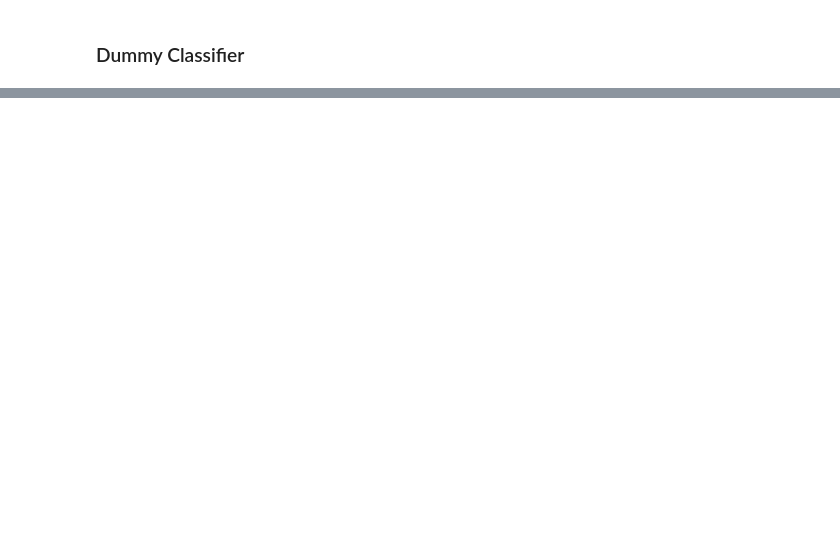
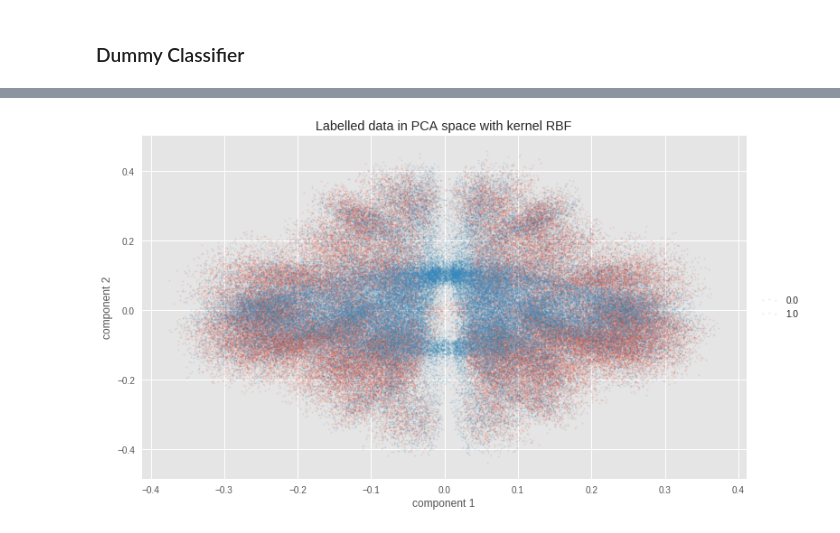
Before and after one commit to pligor/dme, a Jupyter notebook: george/08_naive_bayes.ipynb, the cells around one changed output, grey strips where cells are left out. Drawn from its saved outputs; the diff is of its cells as text; code cells hidden in the pictures; blank space fills up the shorter version.

```diff
--- a/george/08_naive_bayes.ipynb
+++ b/george/08_naive_bayes.ipynb
@@ -215,0 +213,11 @@ The F1 scores either for the is_delayed==True class or the weighted one are a li
+# %%
+def getKernelPCA_X(kernel, inputs, gamma=None, n_jobs=n_jobs, n_components = 2):
+    return KernelPCA(n_components=n_components, random_state=random_state, kernel=kernel,
+                     gamma=gamma, n_jobs=n_jobs).fit_transform(inputs)
+# %%
+def processor(inputs):
+    return getKernelPCA_X(kernel='rbf', inputs=inputs, gamma=0.1, n_jobs=1, n_components=2)
+# %%
+df_lowdim = processSeparately(inputs=XX, targets=yy, processor=processor,
+                              n_components=2, n_splits=10)
+df_lowdim.shape
@@ -215,0 +257,16 @@ The F1 scores either for the is_delayed==True class or the weighted one are a li
+# %%
+XX_lowdim = df_lowdim.drop(labels=[target_col], axis=1)
+yy_lowdim = df_lowdim[target_col]
+# %%
+plt.figure(figsize=(12,7))
+scatter_2d_label(
+    XX_lowdim.values,
+    y=yy_lowdim.values, alpha=0.1, s=1, lw=1)
+plt.title('Labelled data in PCA space with kernel RBF')
+plt.xlabel('component 1')
+plt.ylabel('component 2')
+# Add a legend outside the plot at specified point
+plt.legend(loc='center left', bbox_to_anchor=[1.01, 0.5], scatterpoints=3)
+plt.show()
+# %% [output]
+[figure, added]
```
Also changed, not shown: parts of 62 cells of this notebook, 7 other files.
